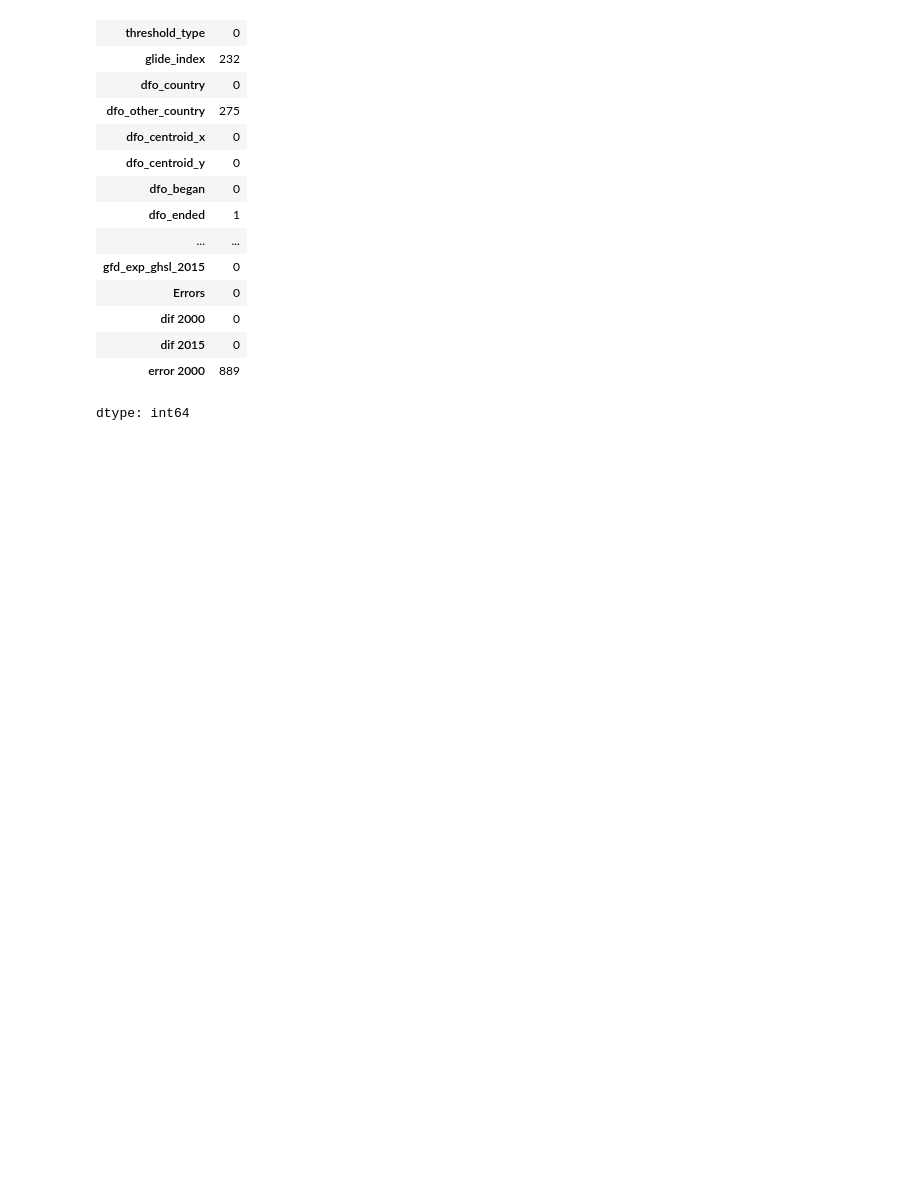
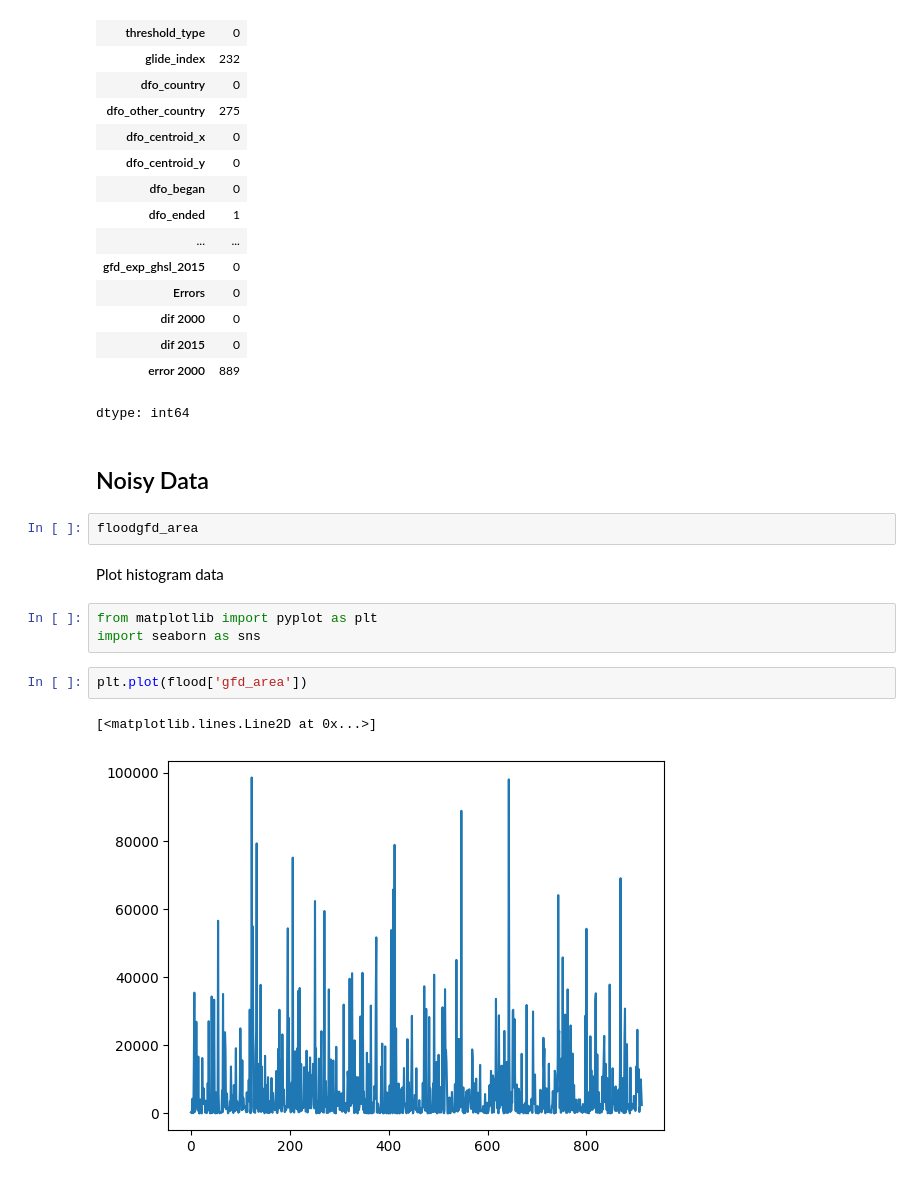
Before and after one commit to BunyanutIn/BSC_DPDM2025, a Jupyter notebook: Ch3_Data_Preprocessing.ipynb, the cells around one changed output. Drawn from its saved outputs; the diff is of its cells as text; blank space fills up the shorter version.

```diff
--- a/Ch3_Data_Preprocessing.ipynb
+++ b/Ch3_Data_Preprocessing.ipynb
@@ -212,3 +228,17 @@ flood_fillgroup.isnull().sum()
 | dif 2015 | 0 |
 | error 2000 | 889 |
 dtype: int64
+# %% [markdown]
+## Noisy Data
+# %%
+floodgfd_area
+# %% [markdown]
+Plot histogram data
+# %%
+from matplotlib import pyplot as plt
+import seaborn as sns
+# %%
+plt.plot(flood['gfd_area'])
+# %% [output]
+[<matplotlib.lines.Line2D at 0x...>]
+[figure, added]
```
Also changed, not shown: parts of 28 cells of this notebook.
